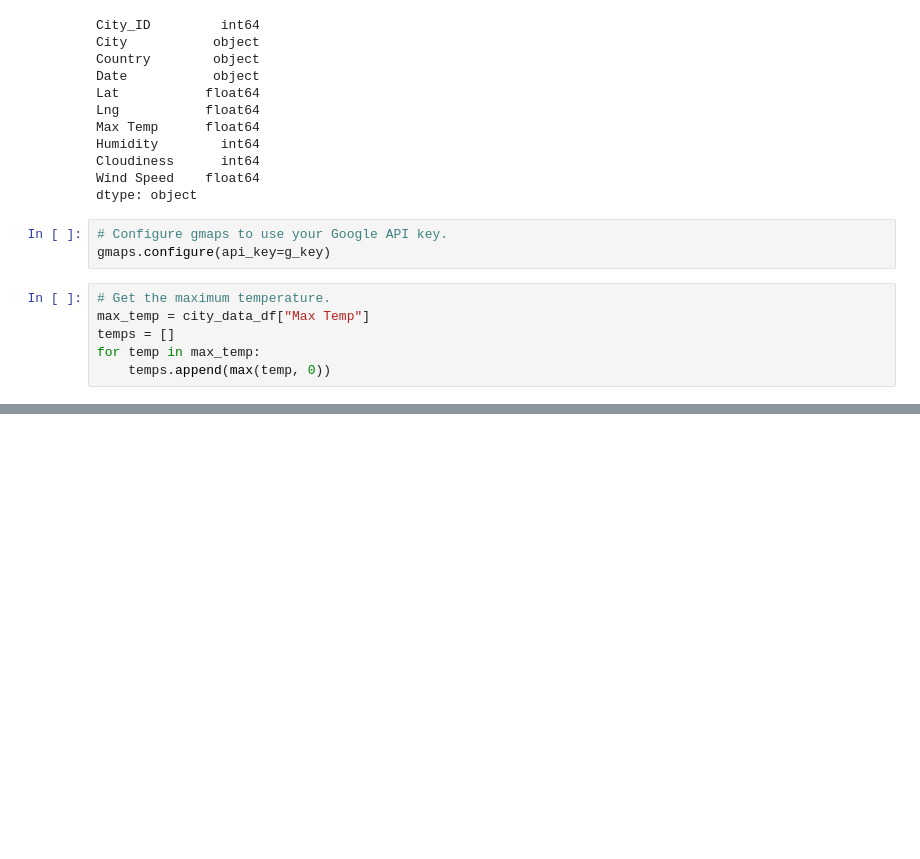
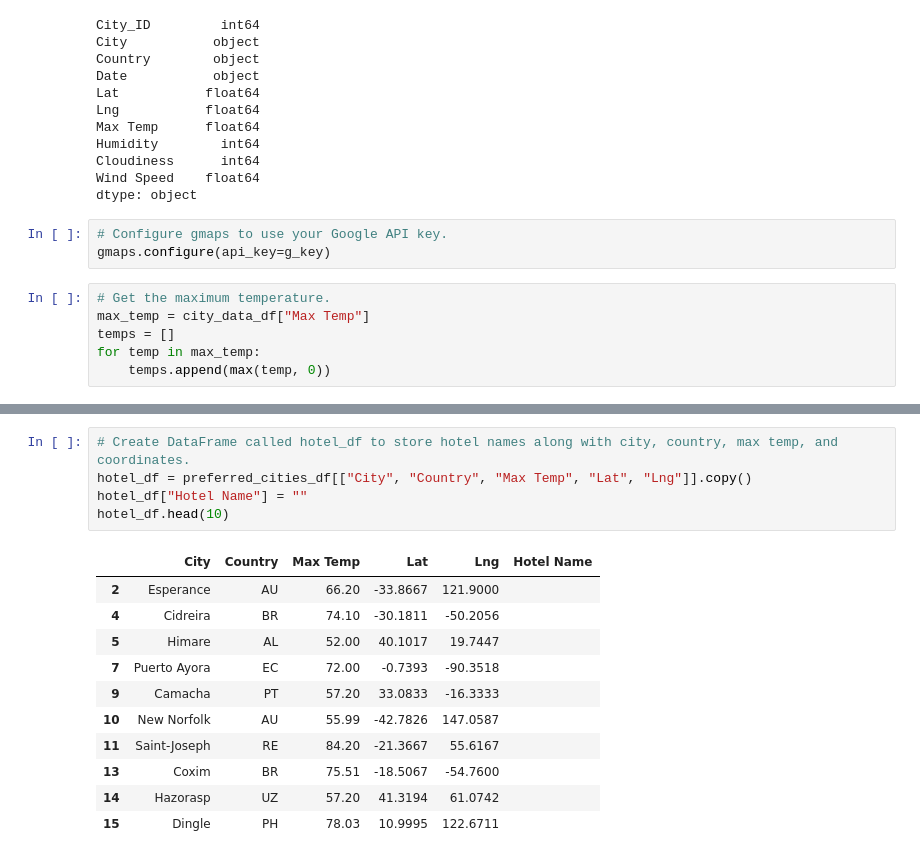
Before and after one commit to evflores001/World_Weather_Analysis, a Jupyter notebook: VacationPy.ipynb, the cells around one changed output, grey strips where cells are left out. Cells and saved outputs as stored; diff of their text form; blank space fills up the shorter version.

```diff
--- a/VacationPy.ipynb
+++ b/VacationPy.ipynb
@@ -131 +131,18 @@ Wind Speed    364
 dtype: int64
+# %%
+# Create DataFrame called hotel_df to store hotel names along with city, country, max temp, and coordinates.
+hotel_df = preferred_cities_df[["City", "Country", "Max Temp", "Lat", "Lng"]].copy()
+hotel_df["Hotel Name"] = ""
+hotel_df.head(10)
+# %% [output]
+|  | City | Country | Max Temp | Lat | Lng | Hotel Name |
+| 2 | Esperance | AU | 66.20 | -33.8667 | 121.9000 |  |
+| 4 | Cidreira | BR | 74.10 | -30.1811 | -50.2056 |  |
+| 5 | Himare | AL | 52.00 | 40.1017 | 19.7447 |  |
+| 7 | Puerto Ayora | EC | 72.00 | -0.7393 | -90.3518 |  |
+| 9 | Camacha | PT | 57.20 | 33.0833 | -16.3333 |  |
+| 10 | New Norfolk | AU | 55.99 | -42.7826 | 147.0587 |  |
+| 11 | Saint-Joseph | RE | 84.20 | -21.3667 | 55.6167 |  |
+| 13 | Coxim | BR | 75.51 | -18.5067 | -54.7600 |  |
+| 14 | Hazorasp | UZ | 57.20 | 41.3194 | 61.0742 |  |
+| 15 | Dingle | PH | 78.03 | 10.9995 | 122.6711 |  |
```
Also changed, not shown: parts of 10 cells of this notebook, 3 other files.
